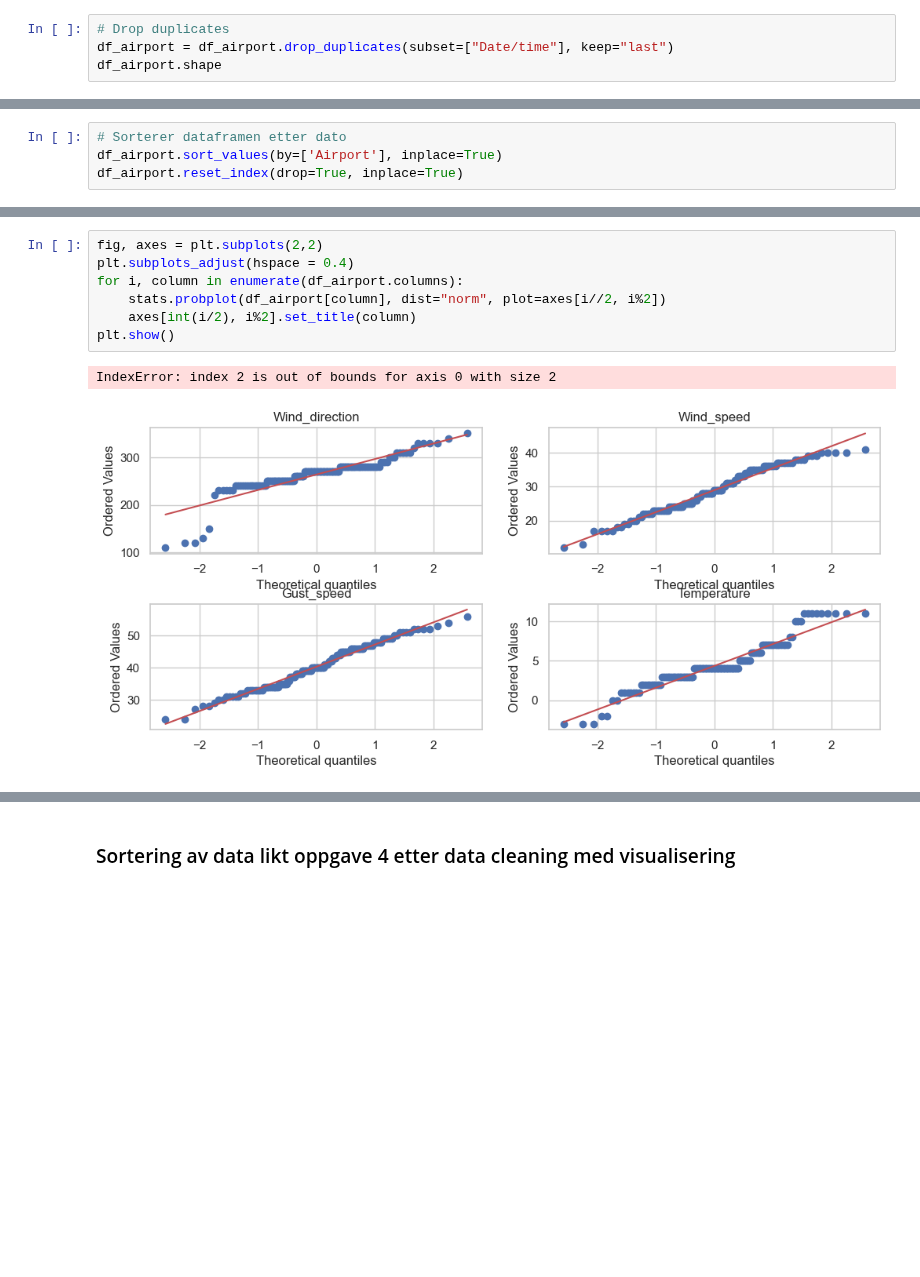
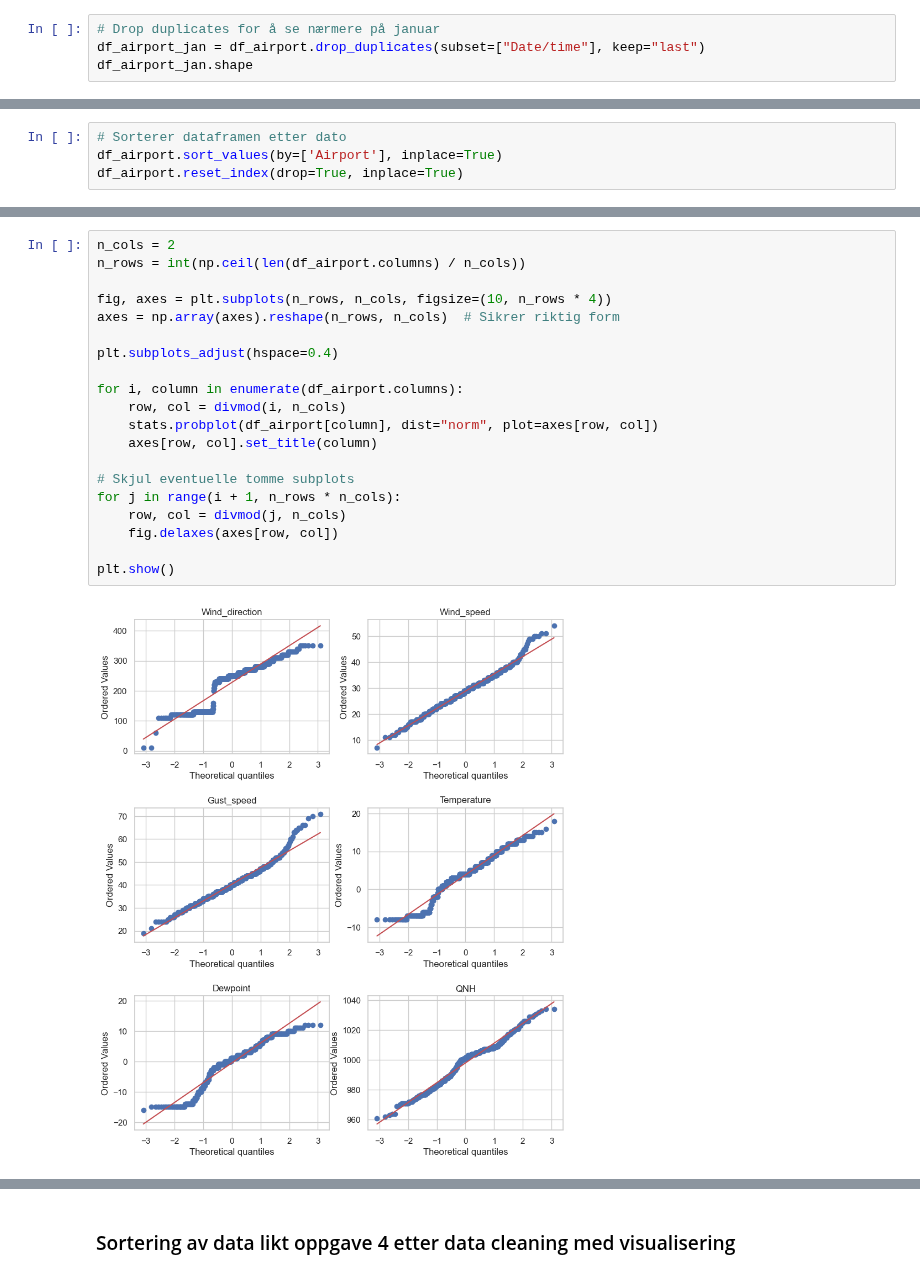
Before and after one commit to oaherrem/Prosjektgruppe55, a Jupyter notebook: notebooks/06_prediktiv_analyse.ipynb, the cells around one changed output, grey strips where cells are left out. Cells and saved outputs as stored; diff of their text form; blank space fills up the shorter version.

```diff
--- a/notebooks/06_prediktiv_analyse.ipynb
+++ b/notebooks/06_prediktiv_analyse.ipynb
@@ -85,9 +72,9 @@ print("Ser etter outliers")
 Ser etter outliers
 [figure]
 # %%
-# Drop duplicates
-df_airport = df_airport.drop_duplicates(subset=["Date/time"], keep="last")
-df_airport.shape
+# Drop duplicates for å se nærmere på januar
+df_airport_jan = df_airport.drop_duplicates(subset=["Date/time"], keep="last")
+df_airport_jan.shape
 # %% [output]
 (1493, 8)
 # %%
@@ -126,11 +113,23 @@ df_airport.shape
-# %%
-fig, axes = plt.subplots(2,2)
-plt.subplots_adjust(hspace = 0.4)
-for i, column in enumerate(df_airport.columns):
-    stats.probplot(df_airport[column], dist="norm", plot=axes[i//2, i%2])
-    axes[int(i/2), i%2].set_title(column)
-plt.show()
-# %% [output]
-IndexError: index 2 is out of bounds for axis 0 with size 2
-[figure, removed]
+# %%
+n_cols = 2
+n_rows = int(np.ceil(len(df_airport.columns) / n_cols))
+
+fig, axes = plt.subplots(n_rows, n_cols, figsize=(10, n_rows * 4))
+axes = np.array(axes).reshape(n_rows, n_cols)  # Sikrer riktig form
+
+plt.subplots_adjust(hspace=0.4)
+
+for i, column in enumerate(df_airport.columns):
+    row, col = divmod(i, n_cols)
+    stats.probplot(df_airport[column], dist="norm", plot=axes[row, col])
+    axes[row, col].set_title(column)
+
+# Skjul eventuelle tomme subplots
+for j in range(i + 1, n_rows * n_cols):
+    row, col = divmod(j, n_cols)
+    fig.delaxes(axes[row, col])
+
+plt.show()
+# %% [output]
+[figure, added]
 # %%
```
Also changed, not shown: parts of 25 cells of this notebook.
